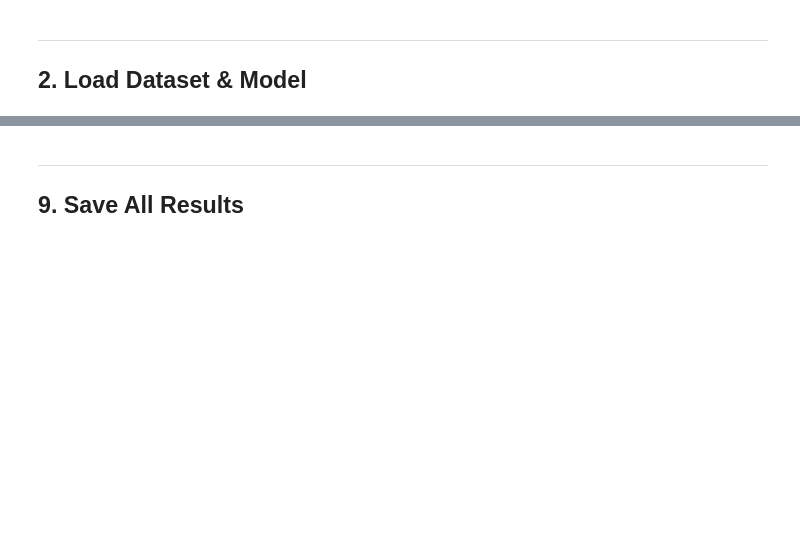
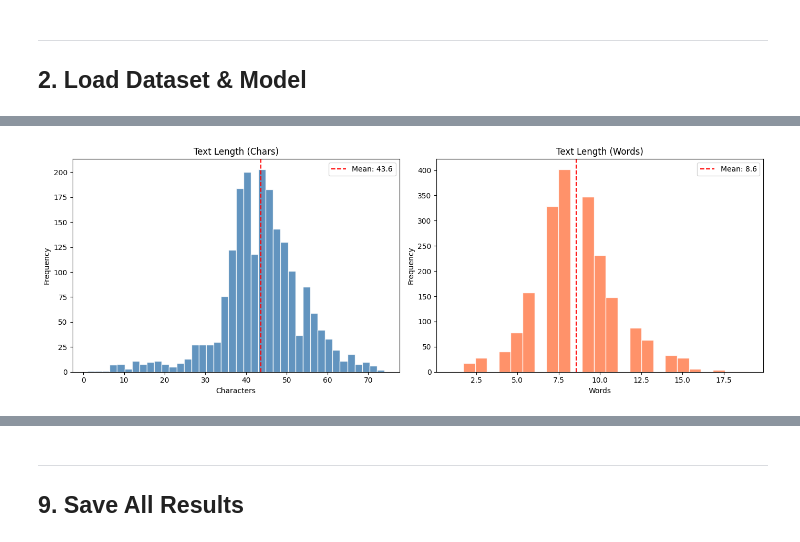
Before and after one commit to Shiva-a1/ScribeCheck, a Jupyter notebook: notebooks/train_and_evaluate.ipynb, the cells around one changed output, grey strips where cells are left out. Drawn from its saved outputs; the diff is of its cells as text; code cells hidden in the pictures; blank space fills up the shorter version.

```diff
--- a/notebooks/train_and_evaluate.ipynb
+++ b/notebooks/train_and_evaluate.ipynb
@@ -84,3 +106,19 @@ D3 test set: 200 samples (4x expansion)
+# %%
+text_lengths = [len(full_dataset[i]['text']) for i in range(min(2000, len(full_dataset)))]
+word_counts  = [len(full_dataset[i]['text'].split()) for i in range(min(2000, len(full_dataset)))]
+
+fig, axes = plt.subplots(1, 2, figsize=(14, 5))
+axes[0].hist(text_lengths, bins=40, color='steelblue', edgecolor='white', alpha=0.85)
+axes[0].axvline(np.mean(text_lengths), color='red', linestyle='--', label=f'Mean: {np.mean(text_lengths):.1f}')
+axes[0].set_xlabel('Characters'); axes[0].set_ylabel('Frequency'); axes[0].set_title('Text Length (Chars)'); axes[0].legend()
+axes[1].hist(word_counts, bins=25, color='coral', edgecolor='white', alpha=0.85)
+axes[1].axvline(np.mean(word_counts), color='red', linestyle='--', label=f'Mean: {np.mean(word_counts):.1f}')
+axes[1].set_xlabel('Words'); axes[1].set_ylabel('Frequency'); axes[1].set_title('Text Length (Words)'); axes[1].legend()
+plt.tight_layout()
+plt.savefig(os.path.join(RESULTS_DIR, 'text_length_distributions.png'), dpi=150, bbox_inches='tight')
+plt.show()
+# %% [output]
+[figure, added]
 # %%
 MODEL_NAME = 'microsoft/trocr-base-handwritten'
 print(f'Loading {MODEL_NAME}...')
```
Also changed, not shown: parts of 53 cells of this notebook, 30 other files.
